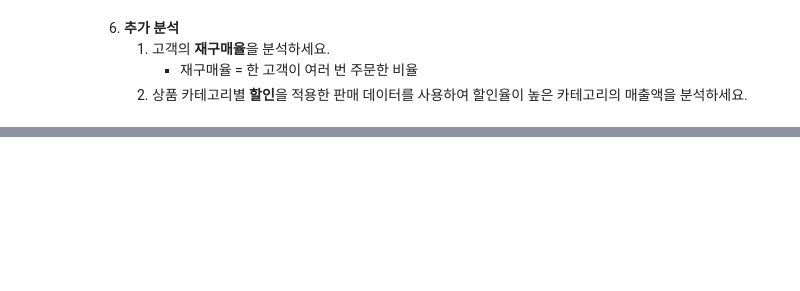
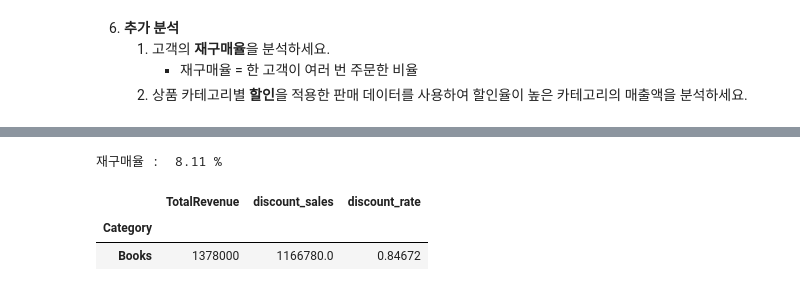
Before and after one commit to Encore-SKN-9/data-analysis-practice, a Jupyter notebook: 3_final_practice.ipynb, the cells around one changed output, grey strips where cells are left out. Drawn from its saved outputs; the diff is of its cells as text; code cells hidden in the pictures; blank space fills up the shorter version.

```diff
--- a/3_final_practice.ipynb
+++ b/3_final_practice.ipynb
@@ -321,3 +316,7 @@ customer_order_1 = pd.DataFrame({
     'OrderID' : customer_order.values
 })
 customer_order_2 = customer_order_1[customer_order_1['OrderID'] >= 2]
+customer_order_2
+print('재구매율 : ', round((len(customer_order_2)/len(df['CustomerID'].unique()))*100,2), '%')
+# %% [output]
+재구매율 :  8.11 %
@@ -325,0 +323,11 @@ customer_order_2 = customer_order_1[customer_order_1['OrderID'] >= 2]
+# %%
+# 2
+df['discount_sales'] = df['TotalRevenue'] * (1- df['DiscountRate'])
+df.head(3)
+discount_df = df.groupby('Category')[['TotalRevenue','discount_sales']].sum()
+discount_df['discount_rate'] = discount_df['discount_sales']/discount_df['TotalRevenue']
+discount_df.sort_values('discount_rate', ascending=False)[0:1]
+# %% [output]
+|  | TotalRevenue | discount_sales | discount_rate |
+| Category |  |  |  |
+| Books | 1378000 | 1166780.0 | 0.84672 |
```
Also changed, not shown: parts of 8 cells of this notebook.
